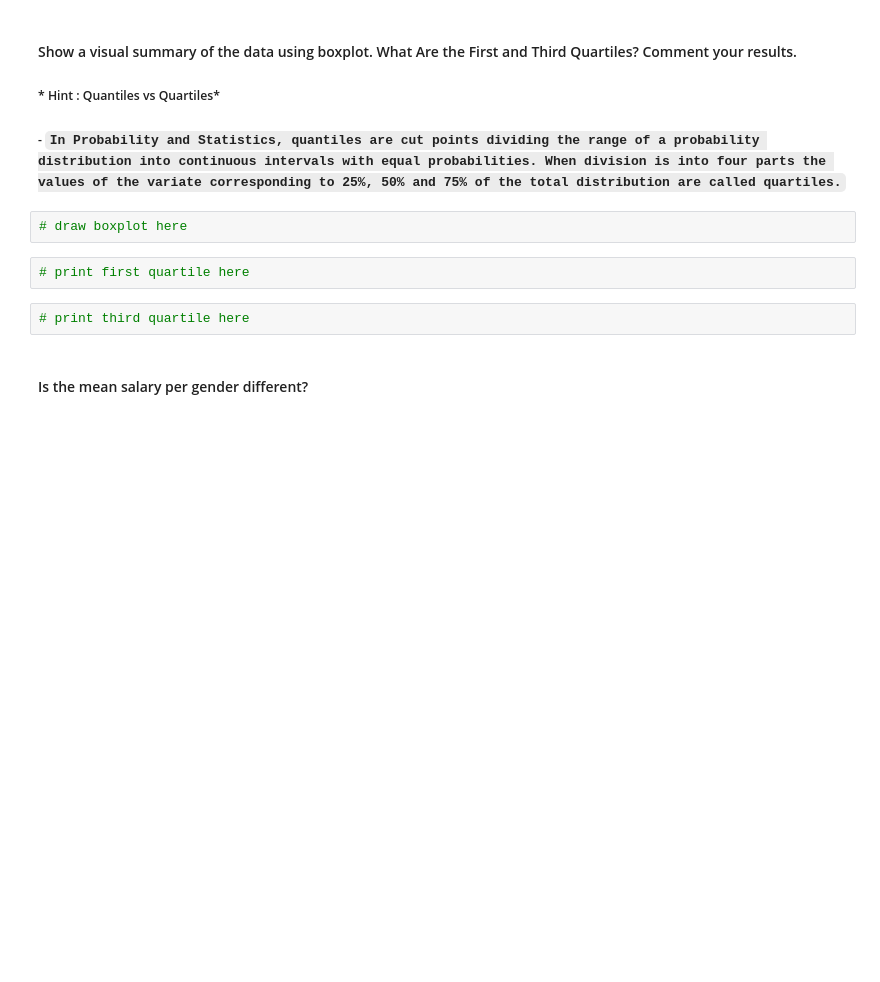
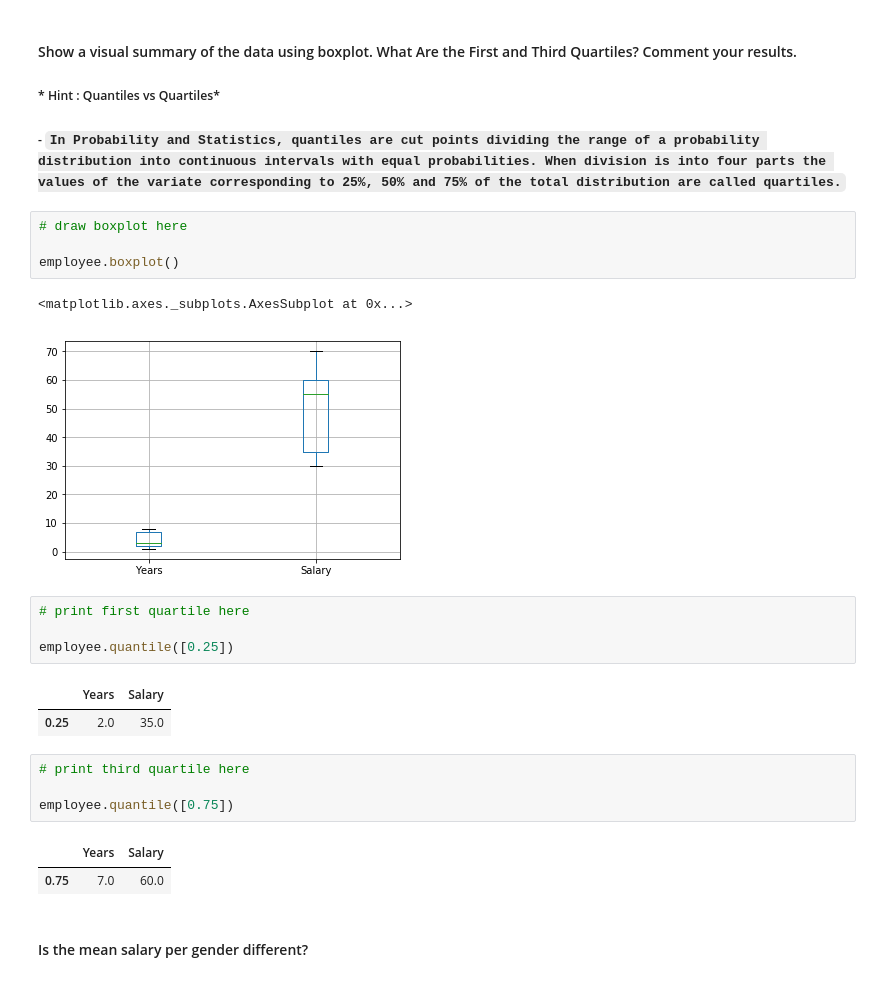
Before and after one commit to LiviaCanet/datamad0119, a Jupyter notebook: module-2/lab-subsetting-and-descriptive-stats/your-code/main.ipynb, the cells around one changed output. Saved outputs shown, nothing was run; the diff lists cells and outputs as text; blank space fills up the shorter version.

```diff
--- a/module-2/lab-subsetting-and-descriptive-stats/your-code/main.ipynb
+++ b/module-2/lab-subsetting-and-descriptive-stats/your-code/main.ipynb
@@ -190,10 +303,25 @@ temp.describe()
 ##### - `In Probability and Statistics, quantiles are cut points dividing the range of a probability distribution into continuous intervals with equal probabilities. When division is into four parts the values of the variate corresponding to 25%, 50% and 75% of the total distribution are called quartiles.`
 # %%
 # draw boxplot here
+
+employee.boxplot()
+# %% [output]
+<matplotlib.axes._subplots.AxesSubplot at 0x...>
+[figure, added]
 # %%
 # print first quartile here
+
+employee.quantile([0.25])
+# %% [output]
+|  | Years | Salary |
+| 0.25 | 2.0 | 35.0 |
 # %%
 # print third quartile here
+
+employee.quantile([0.75])
+# %% [output]
+|  | Years | Salary |
+| 0.75 | 7.0 | 60.0 |
 # %% [markdown]
 #### Is the mean salary per gender different?
 # %%
```
Also changed, not shown: parts of 46 cells of this notebook.
